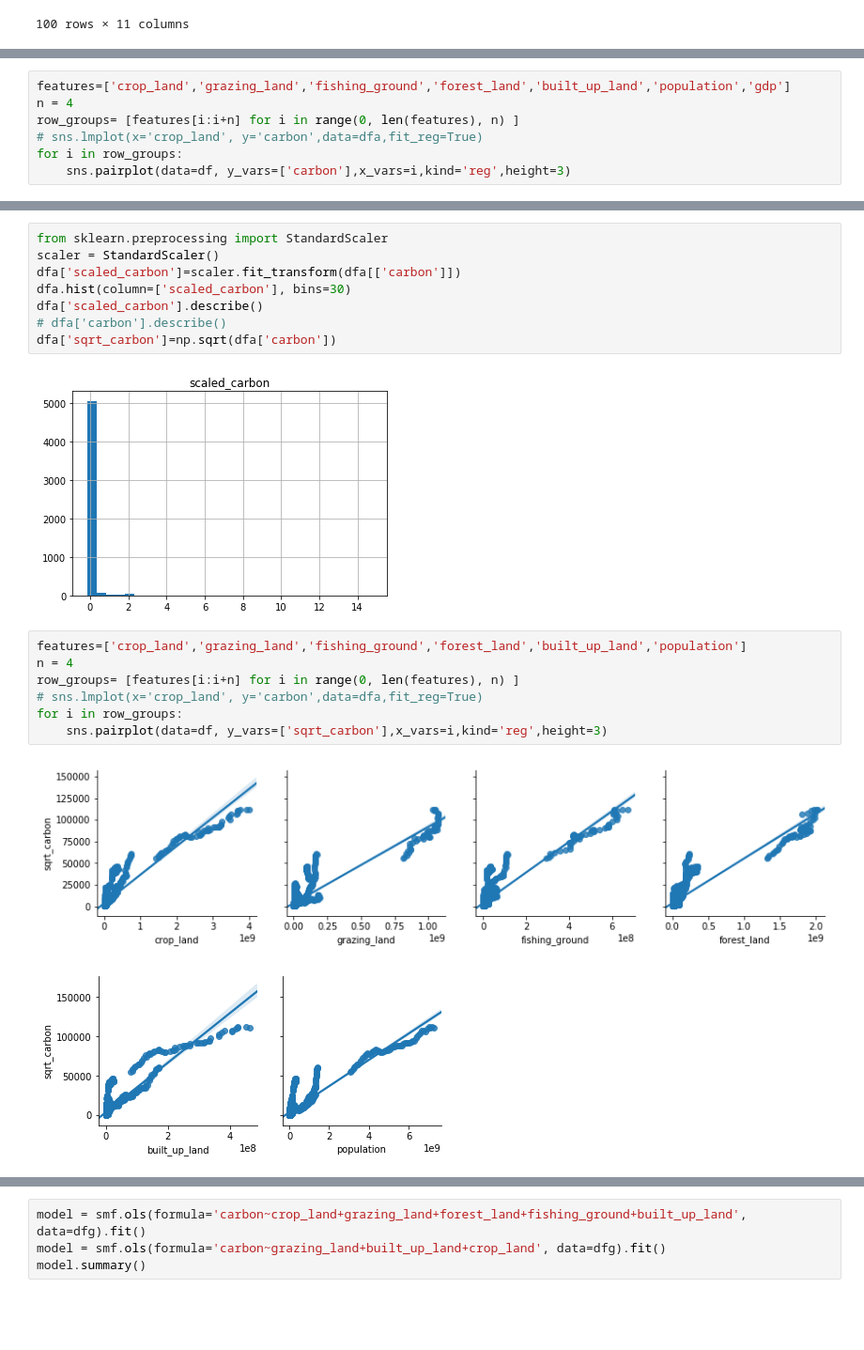
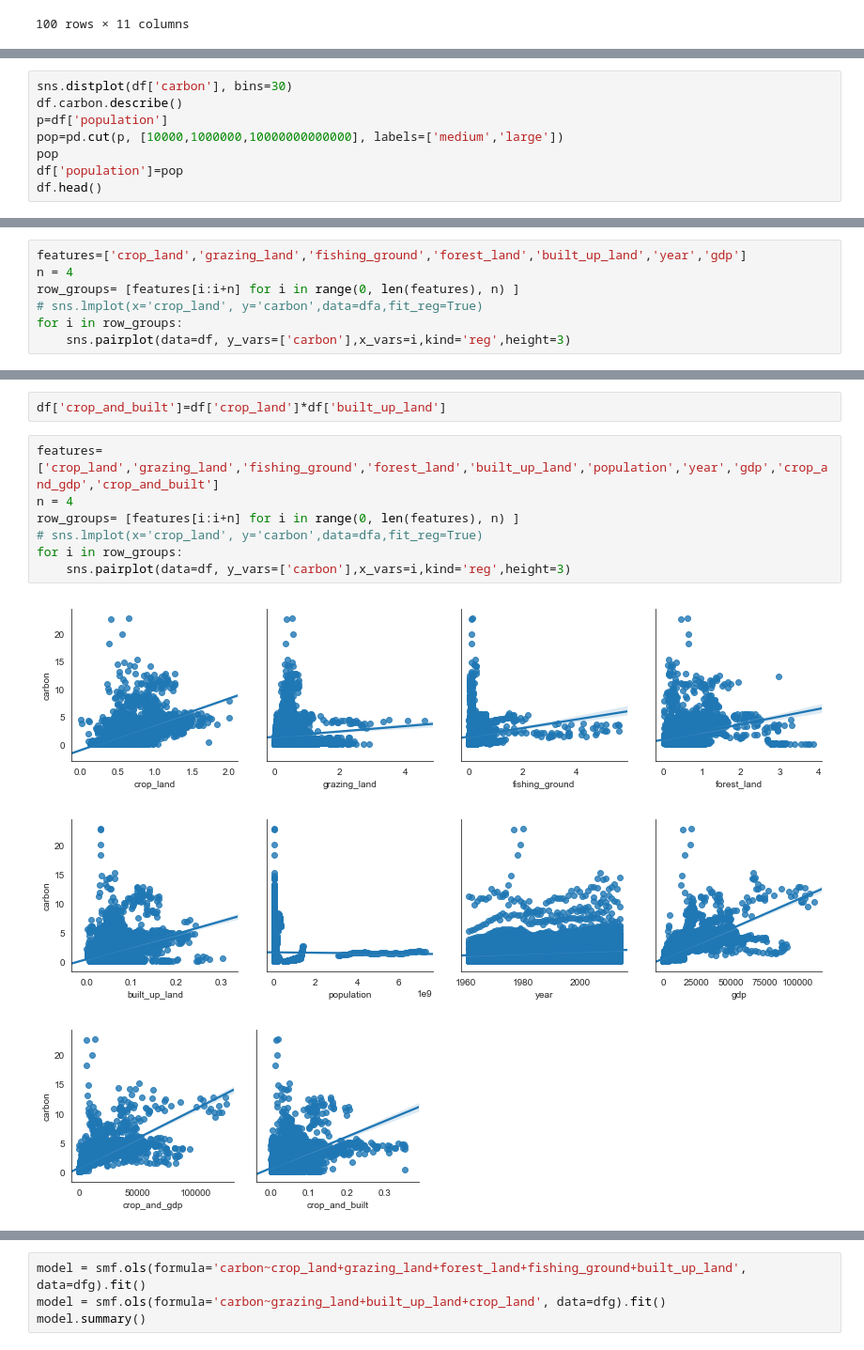
Before and after one commit to mackenziemitchell6/BigfootPrint, a Jupyter notebook: DataTransformations.ipynb, the cells around one changed output, grey strips where cells are left out. Shown: that part at 94% size. Drawn from its saved outputs; the diff is of its cells as text; blank space fills up the shorter version.

Commit message:
pushing data transformations

```diff
--- a/DataTransformations.ipynb
+++ b/DataTransformations.ipynb
@@ -60,0 +44,8 @@ df
+# %%
+sns.distplot(df['carbon'], bins=30)
+df.carbon.describe()
+p=df['population']
+pop=pd.cut(p, [10000,1000000,10000000000000], labels=['medium','large'])
+pop
+df['population']=pop
+df.head()
@@ -61,5 +55,5 @@ df
 # %%
-features=['crop_land','grazing_land','fishing_ground','forest_land','built_up_land','population','gdp']
+features=['crop_land','grazing_land','fishing_ground','forest_land','built_up_land','year','gdp']
 n = 4
 row_groups= [features[i:i+n] for i in range(0, len(features), n) ]
 # sns.lmplot(x='crop_land', y='carbon',data=dfa,fit_reg=True)
@@ -106,20 +75,13 @@ Name: carbon, dtype: float64
-# %%
-from sklearn.preprocessing import StandardScaler
-scaler = StandardScaler()
-dfa['scaled_carbon']=scaler.fit_transform(dfa[['carbon']])
-dfa.hist(column=['scaled_carbon'], bins=30)
-dfa['scaled_carbon'].describe()
-# dfa['carbon'].describe()
-dfa['sqrt_carbon']=np.sqrt(dfa['carbon'])
-# %% [output]
-[figure, removed]
+# %%
+df['crop_and_built']=df['crop_land']*df['built_up_land']
 # %%
-features=['crop_land','grazing_land','fishing_ground','forest_land','built_up_land','population']
+features=['crop_land','grazing_land','fishing_ground','forest_land','built_up_land','population','year','gdp','crop_and_gdp','crop_and_built']
 n = 4
 row_groups= [features[i:i+n] for i in range(0, len(features), n) ]
 # sns.lmplot(x='crop_land', y='carbon',data=dfa,fit_reg=True)
 for i in row_groups:
-    sns.pairplot(data=df, y_vars=['sqrt_carbon'],x_vars=i,kind='reg',height=3)
+    sns.pairplot(data=df, y_vars=['carbon'],x_vars=i,kind='reg',height=3)
 # %% [output]
-[figure, old version]
+[figure, new version]
-[figure, old version]
+[figure, new version]
+[figure, added]
```
Also changed, not shown: parts of 14 cells of this notebook.
